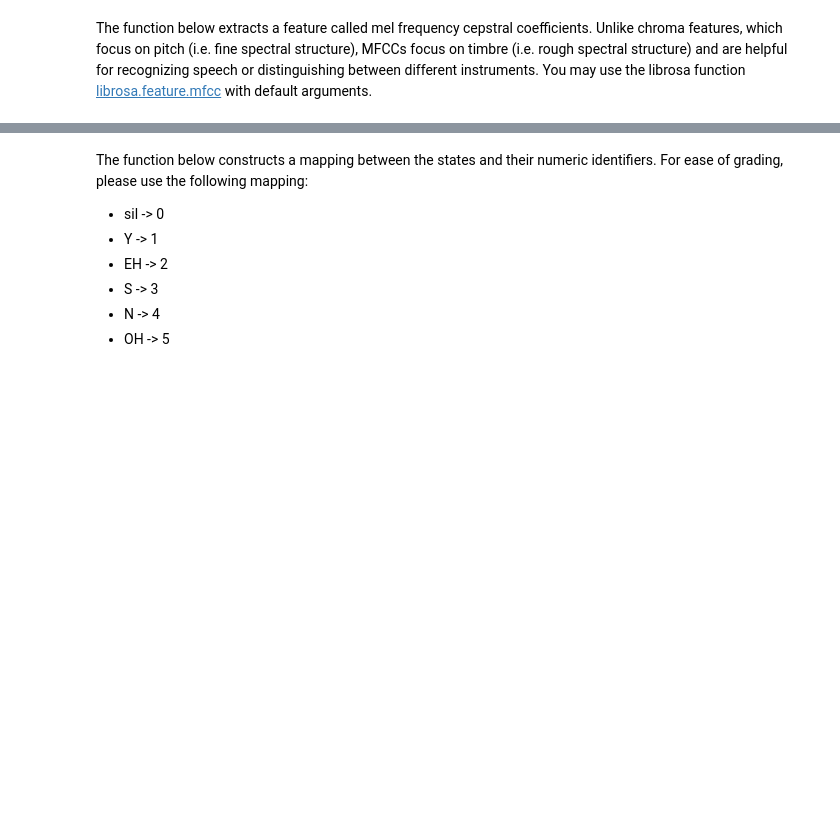
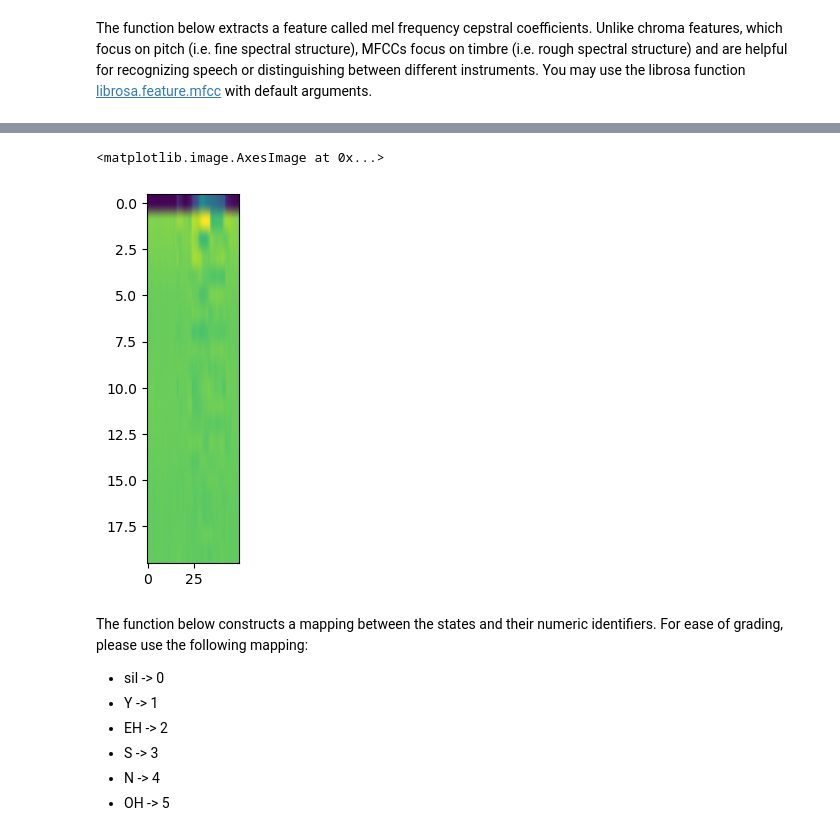
Before and after one commit to THENIROCK/toy-speech-recognizer, a Jupyter notebook: hw8.ipynb, the cells around one changed output, grey strips where cells are left out. Cells and saved outputs as stored; diff of their text form; code cells hidden in the pictures; blank space fills up the shorter version.

```diff
--- a/hw8.ipynb
+++ b/hw8.ipynb
@@ -154,3 +154,8 @@ plt.imshow(O, aspect=10)
+# %%
+plt.imshow(O[:,:50], aspect=10)
+# %% [output]
+<matplotlib.image.AxesImage at 0x...>
+[figure, added]
 # %% [markdown]
 The function below constructs a mapping between the states and their numeric identifiers.  For ease of grading, please use the following mapping:
 - sil -> 0
```
Also changed, not shown: parts of 8 cells of this notebook.
